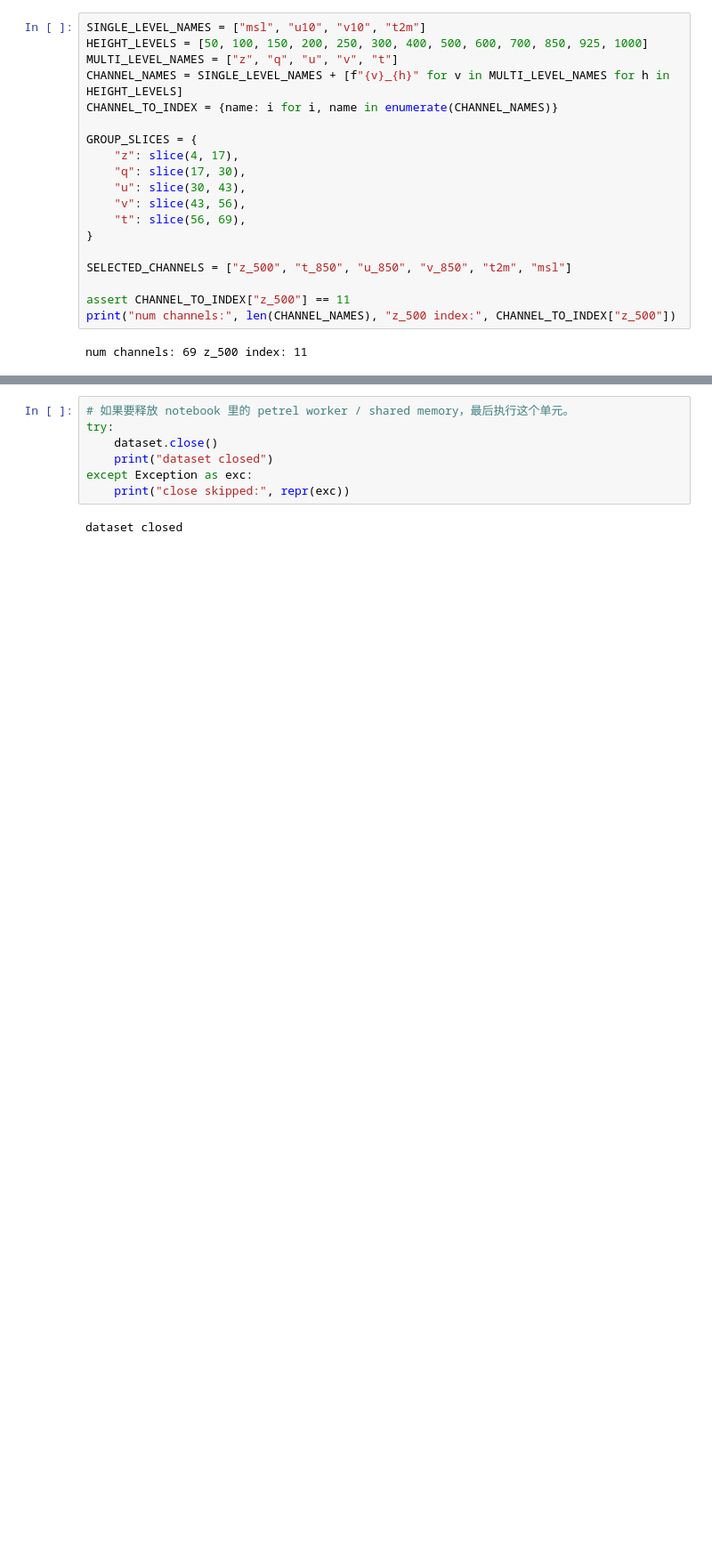
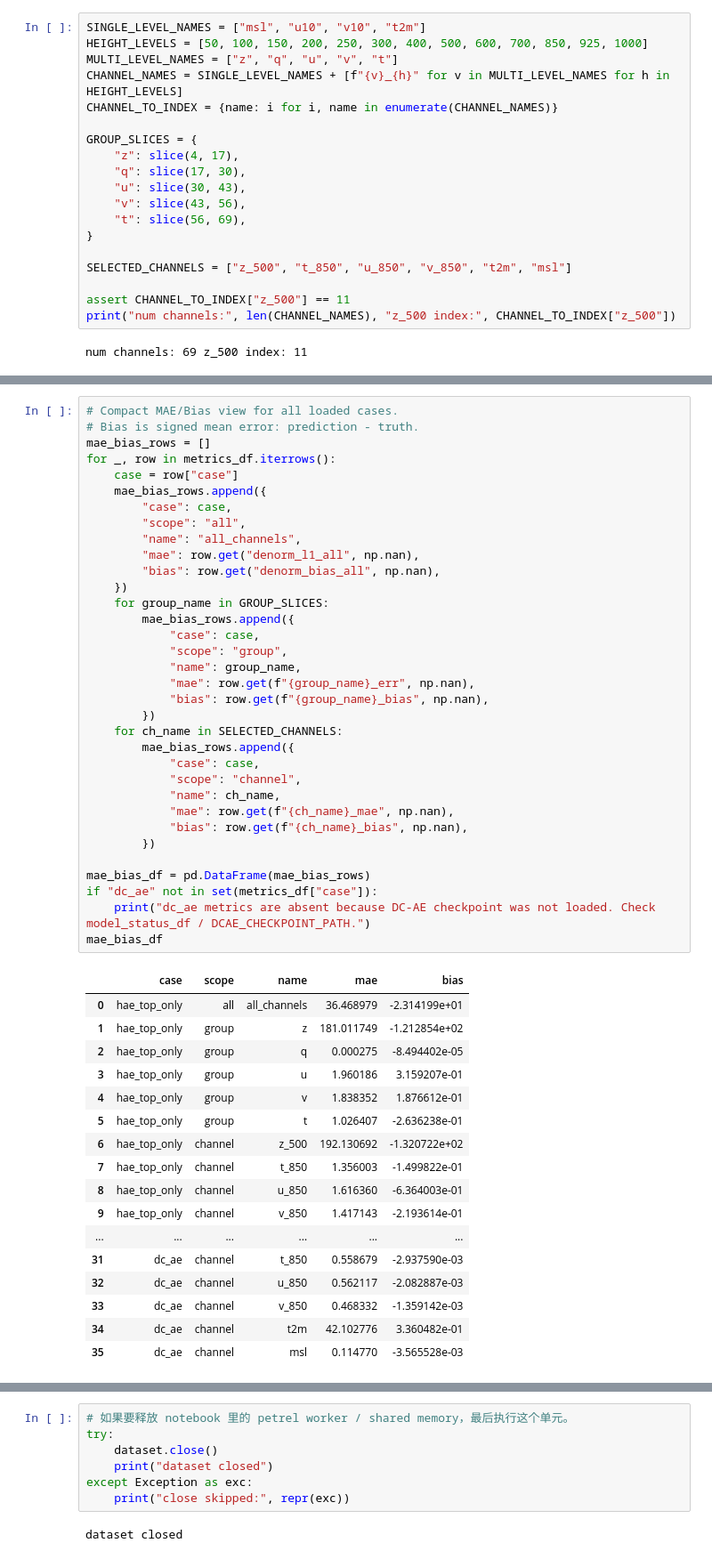
Before and after one commit to hangfan99/HAE, a Jupyter notebook: HAE_hier2_recon_manual_eval.ipynb, the cells around one changed output, grey strips where cells are left out. Shown at 89% size. Cells and saved outputs as stored; diff of their text form; blank space fills up the shorter version.

```diff
--- a/HAE_hier2_recon_manual_eval.ipynb
+++ b/HAE_hier2_recon_manual_eval.ipynb
@@ -232,3 +271,55 @@ metrics_df
+# %%
+# Compact MAE/Bias view for all loaded cases.
+# Bias is signed mean error: prediction - truth.
+mae_bias_rows = []
+for _, row in metrics_df.iterrows():
+    case = row["case"]
+    mae_bias_rows.append({
+        "case": case,
+        "scope": "all",
+        "name": "all_channels",
+        "mae": row.get("denorm_l1_all", np.nan),
+        "bias": row.get("denorm_bias_all", np.nan),
+    })
+    for group_name in GROUP_SLICES:
+        mae_bias_rows.append({
+            "case": case,
+            "scope": "group",
+            "name": group_name,
+            "mae": row.get(f"{group_name}_err", np.nan),
+            "bias": row.get(f"{group_name}_bias", np.nan),
+        })
+    for ch_name in SELECTED_CHANNELS:
+        mae_bias_rows.append({
+            "case": case,
+            "scope": "channel",
+            "name": ch_name,
+            "mae": row.get(f"{ch_name}_mae", np.nan),
+            "bias": row.get(f"{ch_name}_bias", np.nan),
+        })
+
+mae_bias_df = pd.DataFrame(mae_bias_rows)
+if "dc_ae" not in set(metrics_df["case"]):
+    print("dc_ae metrics are absent because DC-AE checkpoint was not loaded. Check model_status_df / DCAE_CHECKPOINT_PATH.")
+mae_bias_df
+# %% [output]
+|  | case | scope | name | mae | bias |
+| 0 | hae_top_only | all | all_channels | 36.468979 | -2.314199e+01 |
+| 1 | hae_top_only | group | z | 181.011749 | -1.212854e+02 |
+| 2 | hae_top_only | group | q | 0.000275 | -8.494402e-05 |
+| 3 | hae_top_only | group | u | 1.960186 | 3.159207e-01 |
+| 4 | hae_top_only | group | v | 1.838352 | 1.876612e-01 |
+| 5 | hae_top_only | group | t | 1.026407 | -2.636238e-01 |
+| 6 | hae_top_only | channel | z_500 | 192.130692 | -1.320722e+02 |
+| 7 | hae_top_only | channel | t_850 | 1.356003 | -1.499822e-01 |
+| 8 | hae_top_only | channel | u_850 | 1.616360 | -6.364003e-01 |
+| 9 | hae_top_only | channel | v_850 | 1.417143 | -2.193614e-01 |
+| ... | ... | ... | ... | ... | ... |
+| 31 | dc_ae | channel | t_850 | 0.558679 | -2.937590e-03 |
+| 32 | dc_ae | channel | u_850 | 0.562117 | -2.082887e-03 |
+| 33 | dc_ae | channel | v_850 | 0.468332 | -1.359142e-03 |
+| 34 | dc_ae | channel | t2m | 42.102776 | 3.360482e-01 |
+| 35 | dc_ae | channel | msl | 0.114770 | -3.565528e-03 |
 # %%
 compare = metrics_df.set_index("case")
 if {"hae_top_only", "hae_top+bottom"}.issubset(compare.index):
```
Also changed, not shown: parts of 9 cells of this notebook.
